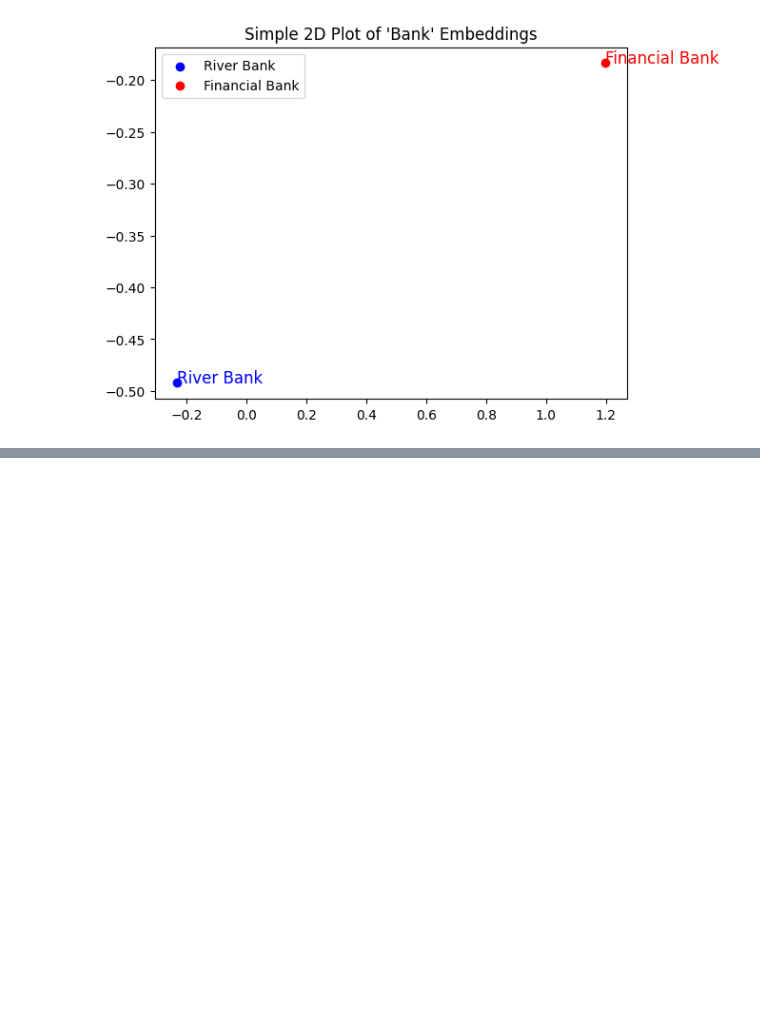
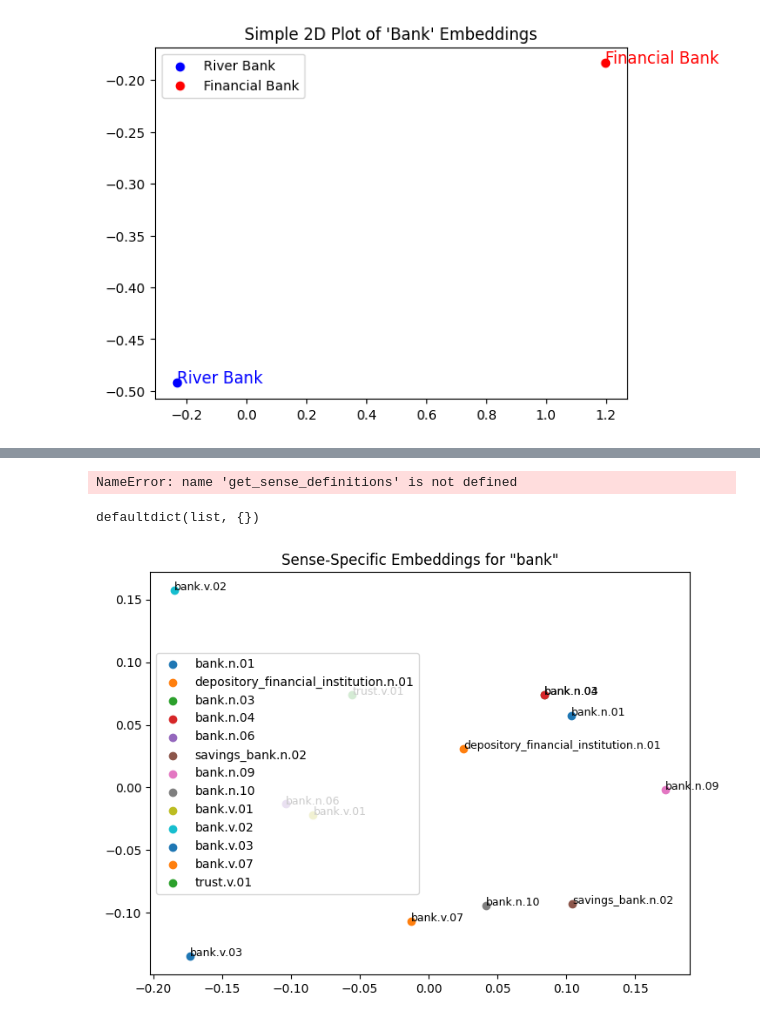
Before and after one commit to ujjwal0414/streamProject_v1, a Jupyter notebook: StreamProject.ipynb, the cells around one changed output, grey strips where cells are left out. Saved outputs shown, nothing was run; the diff lists cells and outputs as text; code cells hidden in the pictures; blank space fills up the shorter version.

Commit message:
sense projection

```diff
--- a/StreamProject.ipynb
+++ b/StreamProject.ipynb
@@ -135,0 +170,22 @@ Cosine Similarity: 0.4569116234779358
+# %%
+def extract_semcor_senses(word):
+    """Extract sense annotations for a word from SemCor."""
+    annotated_senses = defaultdict(list)
+
+    for sent in semcor.tagged_sents(tag='sem'):
+        for token in sent:
+            if isinstance(token, tuple) and token[0].lower() == word.lower():
+                sense = token[1].synset() if token[1] else None
+                if sense:
+                    annotated_senses[sense.name()].append(' '.join([t[0] for t in sent]))
+    return annotated_senses
+
+# Example usage with SemCor
+semcor_senses = extract_semcor_senses("bank")
+print(semcor_senses)
+# %% [output]
+NameError: name 'get_sense_definitions' is not defined
+# %%
+semcor_senses
+# %% [output]
+defaultdict(list, {})
@@ -135,0 +205,45 @@ Cosine Similarity: 0.4569116234779358
+# %%
+def sense_specific_embedding(word, senses, word_vectors):
+    """Generate sense-specific embeddings."""
+    sense_embeddings = {}
+
+    for sense, data in senses.items():
+        examples = data['examples']
+        # Average word embeddings for examples
+        example_vectors = []
+        for example in examples:
+            tokens = example.split()
+            valid_tokens = [t for t in tokens if t in word_vectors]
+            if valid_tokens:
+                vectors = np.array([word_vectors[t] for t in valid_tokens])
+                example_vectors.append(np.mean(vectors, axis=0))
+        if example_vectors:
+            sense_embeddings[sense] = np.mean(example_vectors, axis=0)
+
+    return sense_embeddings
+
+# Generate sense-specific embeddings
+sense_embeddings = sense_specific_embedding(word, senses, word_vectors)
+# %%
+def visualize_sense_embeddings(word, sense_embeddings):
+    """Visualize sense-specific embeddings using PCA."""
+    vectors = list(sense_embeddings.values())
+    labels = list(sense_embeddings.keys())
+
+    # Apply PCA
+    pca = PCA(n_components=2)
+    reduced_vectors = pca.fit_transform(vectors)
+
+    # Plot
+    plt.figure(figsize=(8, 6))
+    for i, label in enumerate(labels):
+        plt.scatter(reduced_vectors[i, 0], reduced_vectors[i, 1], label=label)
+        plt.text(reduced_vectors[i, 0], reduced_vectors[i, 1], label, fontsize=9)
+    plt.title(f'Sense-Specific Embeddings for "{word}"')
+    plt.legend()
+    plt.show()
+
+# Visualize embeddings
+visualize_sense_embeddings(word, sense_embeddings)
+# %% [output]
+[figure, added]
```
Also changed, not shown: parts of 7 cells of this notebook, 3 other files.
